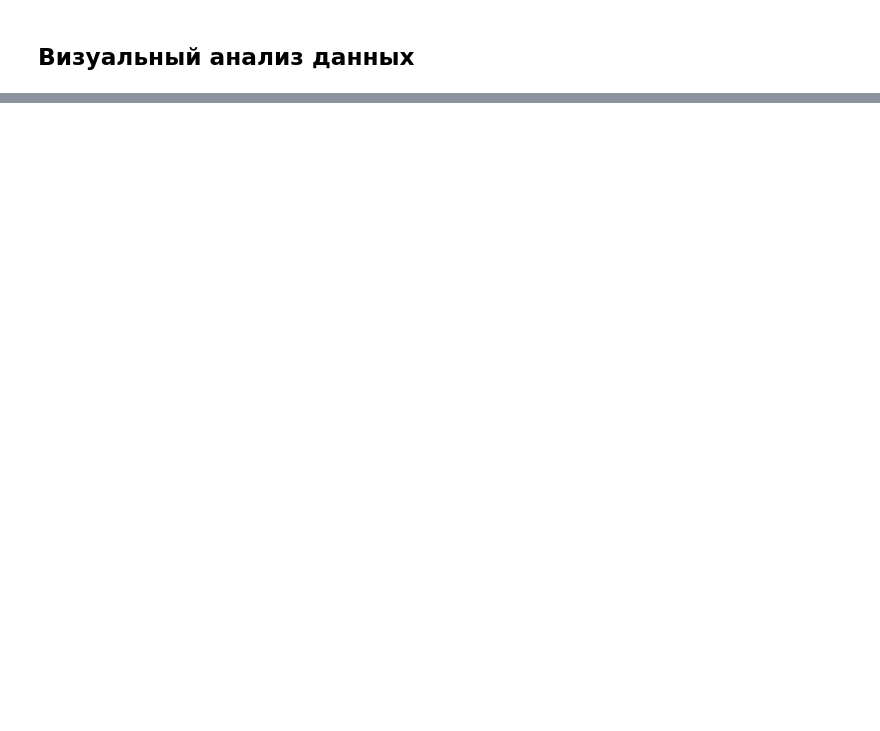
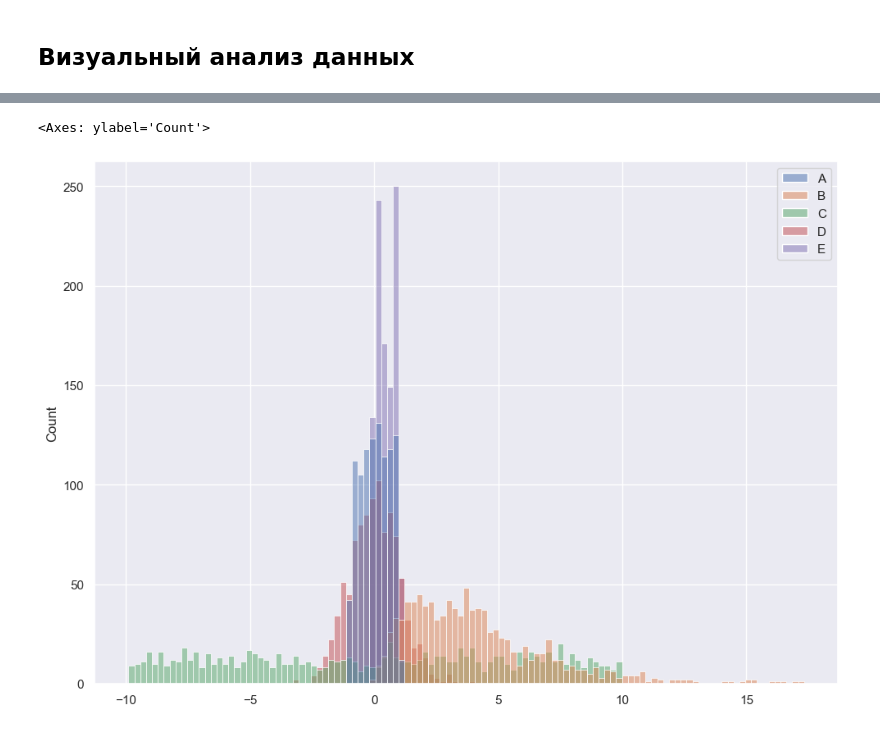
Before and after one commit to ArtemKutsan/Education, a Jupyter notebook: Course03/Module03/module_3_tasks.ipynb, the cells around one changed output, grey strips where cells are left out. Cells and saved outputs as stored; diff of their text form; code cells hidden in the pictures; blank space fills up the shorter version.

```diff
--- a/Course03/Module03/module_3_tasks.ipynb
+++ b/Course03/Module03/module_3_tasks.ipynb
@@ -197,0 +373,5 @@ uniform_and_not = pd.read_csv('uniform_and_not_data.csv')
+# %%
+sns.histplot(uniform_and_not)
+# %% [output]
+<Axes: ylabel='Count'>
+[figure, added]
```
Also changed, not shown: parts of 16 cells of this notebook, 5 other files.
